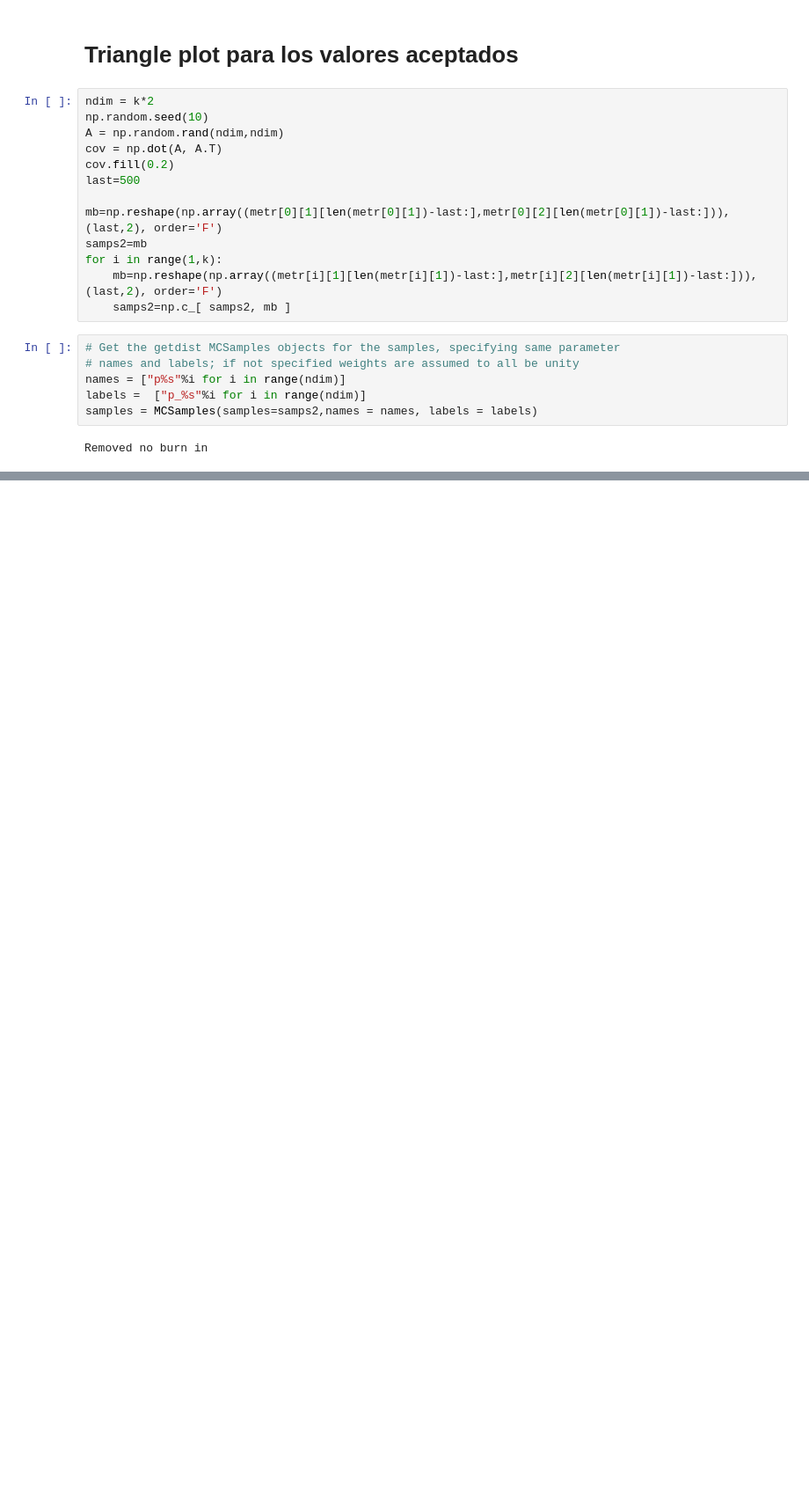
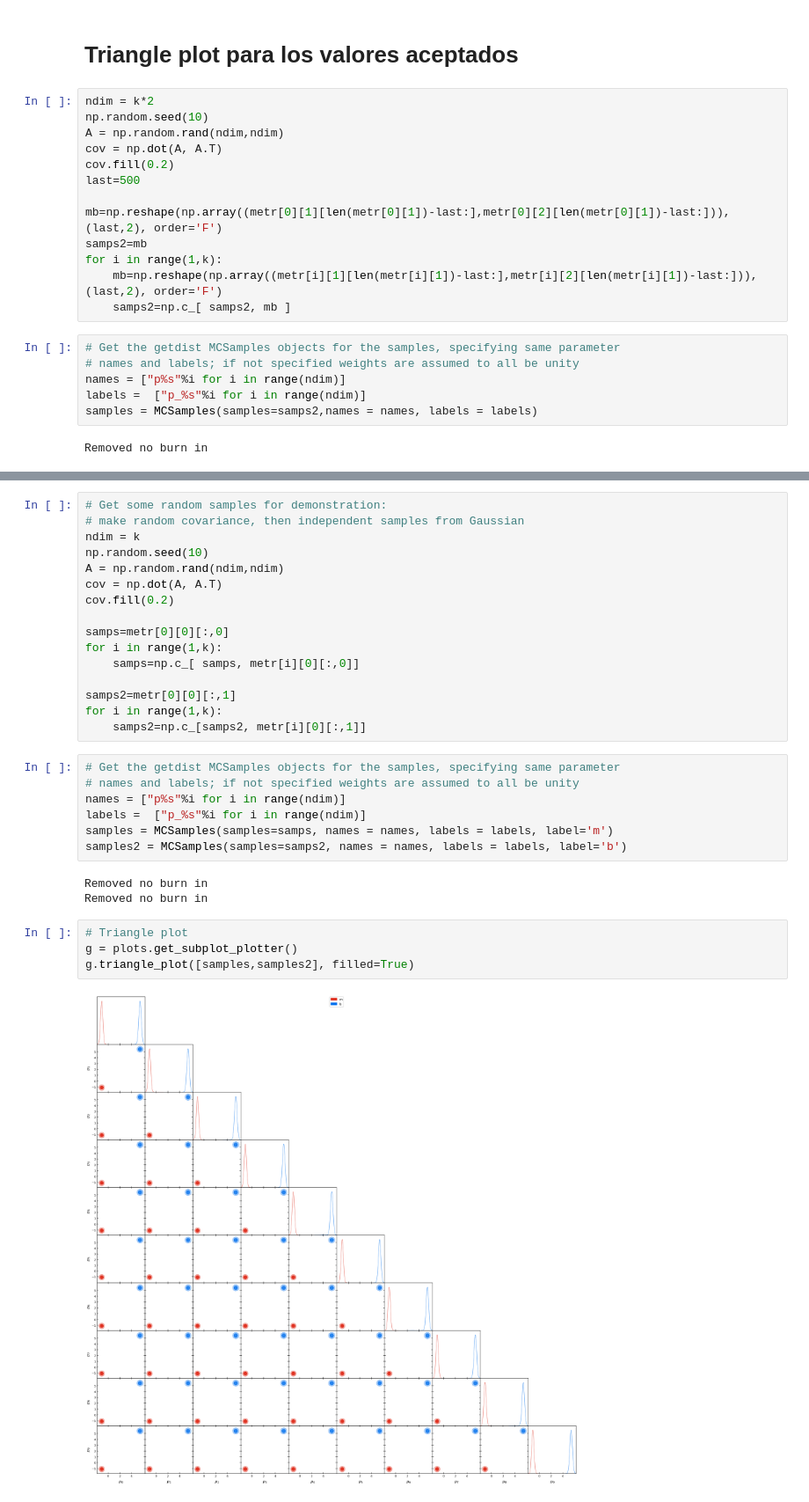
Before and after one commit to DCIDA2019/dcida2020ii-mchvz, a Jupyter notebook: Oct_23/Tri_Likelihood.ipynb, the cells around one changed output, grey strips where cells are left out. Shown at 88% size. Saved outputs shown, nothing was run; the diff lists cells and outputs as text; blank space fills up the shorter version.

```diff
--- a/Oct_23/Tri_Likelihood.ipynb
+++ b/Oct_23/Tri_Likelihood.ipynb
@@ -271,0 +293,32 @@ WARNING:root:auto bandwidth for p5 very small or failed (h=0.0011629431253226618
+# %%
+# Get some random samples for demonstration:
+# make random covariance, then independent samples from Gaussian
+ndim = k
+np.random.seed(10)
+A = np.random.rand(ndim,ndim)
+cov = np.dot(A, A.T)
+cov.fill(0.2)
+
+samps=metr[0][0][:,0]
+for i in range(1,k):
+    samps=np.c_[ samps, metr[i][0][:,0]]
+
+samps2=metr[0][0][:,1]
+for i in range(1,k):
+    samps2=np.c_[samps2, metr[i][0][:,1]]
+# %%
+# Get the getdist MCSamples objects for the samples, specifying same parameter
+# names and labels; if not specified weights are assumed to all be unity
+names = ["p%s"%i for i in range(ndim)]
+labels =  ["p_%s"%i for i in range(ndim)]
+samples = MCSamples(samples=samps, names = names, labels = labels, label='m')
+samples2 = MCSamples(samples=samps2, names = names, labels = labels, label='b')
+# %% [output]
+Removed no burn in
+Removed no burn in
+# %%
+# Triangle plot
+g = plots.get_subplot_plotter()
+g.triangle_plot([samples,samples2], filled=True)
+# %% [output]
+[figure, added]
```
Also changed, not shown: parts of 6 cells of this notebook.
